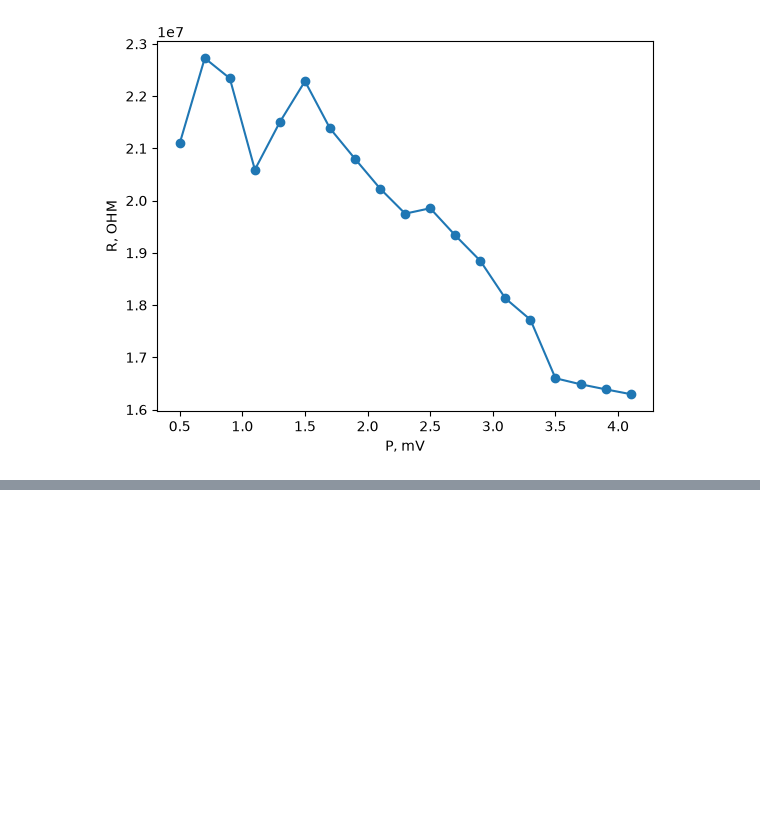
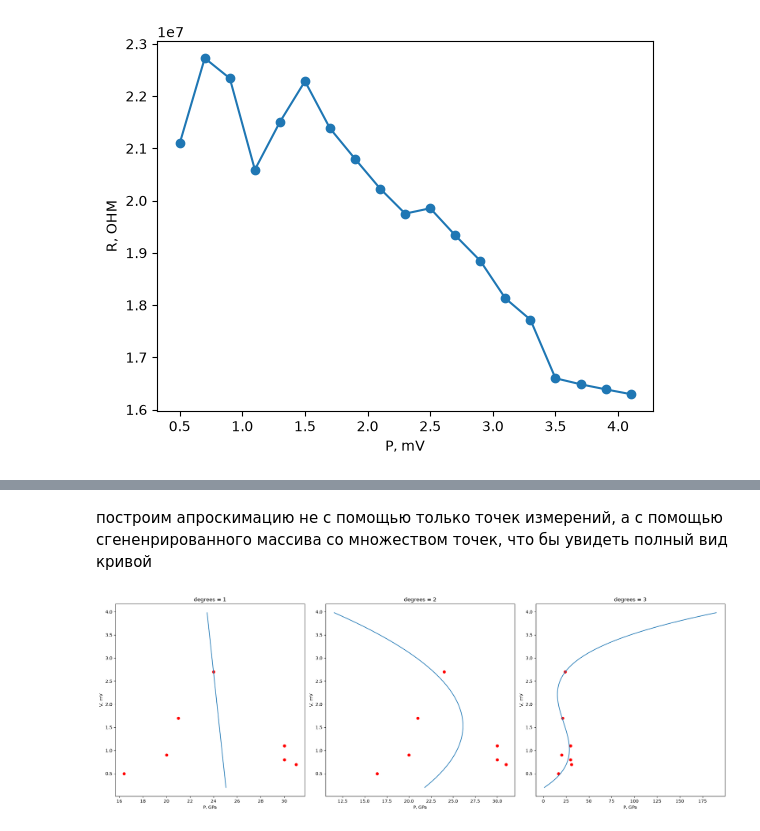
Before and after one commit to anna-am/pressure-calibration, a Jupyter notebook: pressure_calibration.ipynb, the cells around one changed output, grey strips where cells are left out. Cells and saved outputs as stored; diff of their text form; code cells hidden in the pictures; blank space fills up the shorter version.

```diff
--- a/pressure_calibration.ipynb
+++ b/pressure_calibration.ipynb
@@ -193,0 +276,22 @@ plt.show()
+# %% [markdown]
+построим апроскимацию не с помощью только точек измерений, а с помощью сгененрированного массива со множеством точек, что бы
+увидеть полный вид кривой
+# %%
+e = np.arange(0.2, 4, 0.02) #V
+
+
+
+fig, ax = plt.subplots(nrows = 1, ncols = 3, figsize = (20, 7))
+
+for i in range(3):
+    ax[i].plot(np.polyval(models[i + 1], e), e)
+    ax[i].set_xlabel('P, GPa')
+    ax[i].set_ylabel('V, mV')
+    ax[i].scatter(ref, exp, marker = 'o', color = 'red')
+    ax[i].set_title(f'degrees = {i + 1}')
+
+
+plt.tight_layout()
+plt.show()
+# %% [output]
+[figure, added]
```
Also changed, not shown: parts of 8 cells of this notebook.
